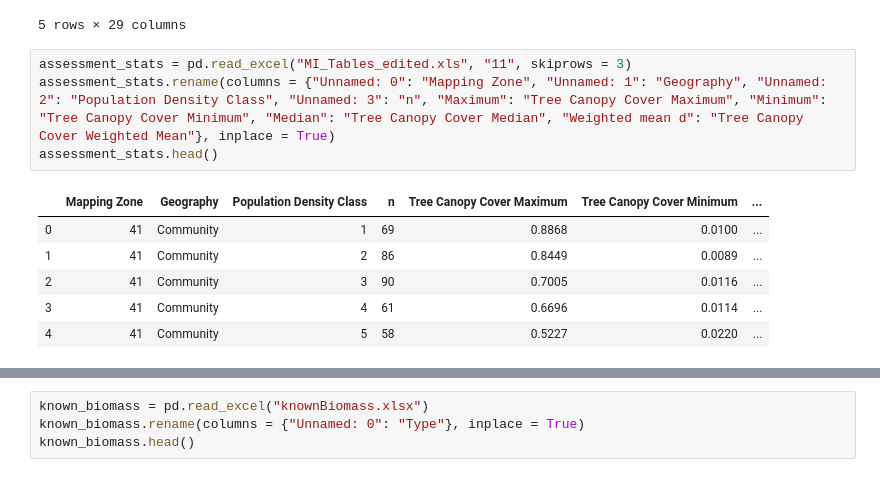
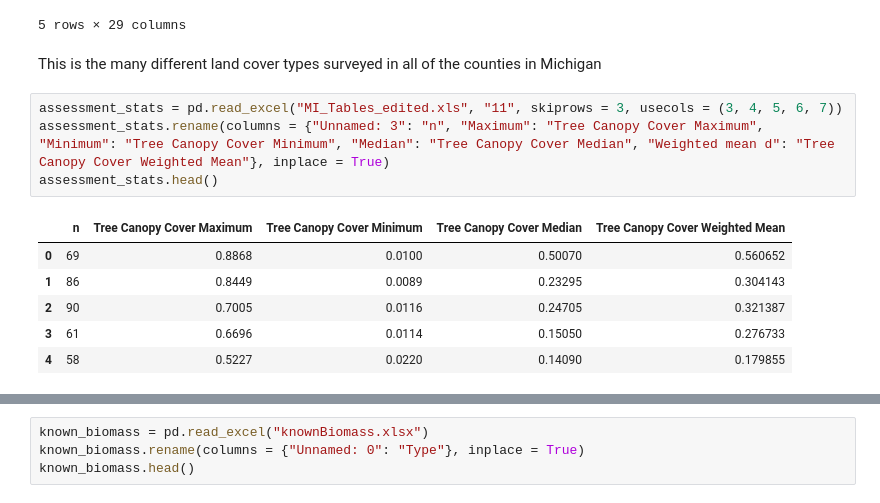
Before and after one commit to mcint199/Environmental-1, a Jupyter notebook: Env1_ForestCanopyResilience_FinalProject.ipynb, the cells around one changed output, grey strips where cells are left out. Cells and saved outputs as stored; diff of their text form.

```diff
--- a/Env1_ForestCanopyResilience_FinalProject.ipynb
+++ b/Env1_ForestCanopyResilience_FinalProject.ipynb
@@ -81,14 +67,16 @@ land_data_by_community.head()
 | 3 | Akron village | 0.7101 | 0.287432 | 0.057921 | 0.622180 | ... |
 | 4 | Alanson village | 1.1007 | 0.420709 | 0.115789 | 0.606631 | ... |
 5 rows × 29 columns
+# %% [markdown]
+This is the many different land cover types surveyed in all of the counties in Michigan
 # %%
-assessment_stats = pd.read_excel("MI_Tables_edited.xls", "11", skiprows = 3)
-assessment_stats.rename(columns = {"Unnamed: 0": "Mapping Zone", "Unnamed: 1": "Geography", "Unnamed: 2": "Population Density Class", "Unnamed: 3": "n", "Maximum": "Tree Canopy Cover Maximum", "Minimum": "Tree Canopy Cover Minimum", "Median": "Tree Canopy Cover Median", "Weighted mean d": "Tree Canopy Cover Weighted Mean"}, inplace = True)
+assessment_stats = pd.read_excel("MI_Tables_edited.xls", "11", skiprows = 3, usecols = (3, 4, 5, 6, 7))
+assessment_stats.rename(columns = {"Unnamed: 3": "n", "Maximum": "Tree Canopy Cover Maximum", "Minimum": "Tree Canopy Cover Minimum", "Median": "Tree Canopy Cover Median", "Weighted mean d": "Tree Canopy Cover Weighted Mean"}, inplace = True)
 assessment_stats.head()
 # %% [output]
-|  | Mapping Zone | Geography | Population Density Class | n | Tree Canopy Cover Maximum | Tree Canopy Cover Minimum | ... |
-| 0 | 41 | Community | 1 | 69 | 0.8868 | 0.0100 | ... |
-| 1 | 41 | Community | 2 | 86 | 0.8449 | 0.0089 | ... |
-| 2 | 41 | Community | 3 | 90 | 0.7005 | 0.0116 | ... |
-| 3 | 41 | Community | 4 | 61 | 0.6696 | 0.0114 | ... |
-| 4 | 41 | Community | 5 | 58 | 0.5227 | 0.0220 | ... |
+|  | n | Tree Canopy Cover Maximum | Tree Canopy Cover Minimum | Tree Canopy Cover Median | Tree Canopy Cover Weighted Mean |
+| 0 | 69 | 0.8868 | 0.0100 | 0.50070 | 0.560652 |
+| 1 | 86 | 0.8449 | 0.0089 | 0.23295 | 0.304143 |
+| 2 | 90 | 0.7005 | 0.0116 | 0.24705 | 0.321387 |
+| 3 | 61 | 0.6696 | 0.0114 | 0.15050 | 0.276733 |
+| 4 | 58 | 0.5227 | 0.0220 | 0.14090 | 0.179855 |
```
Also changed, not shown: parts of 17 cells of this notebook, 2 other files.
